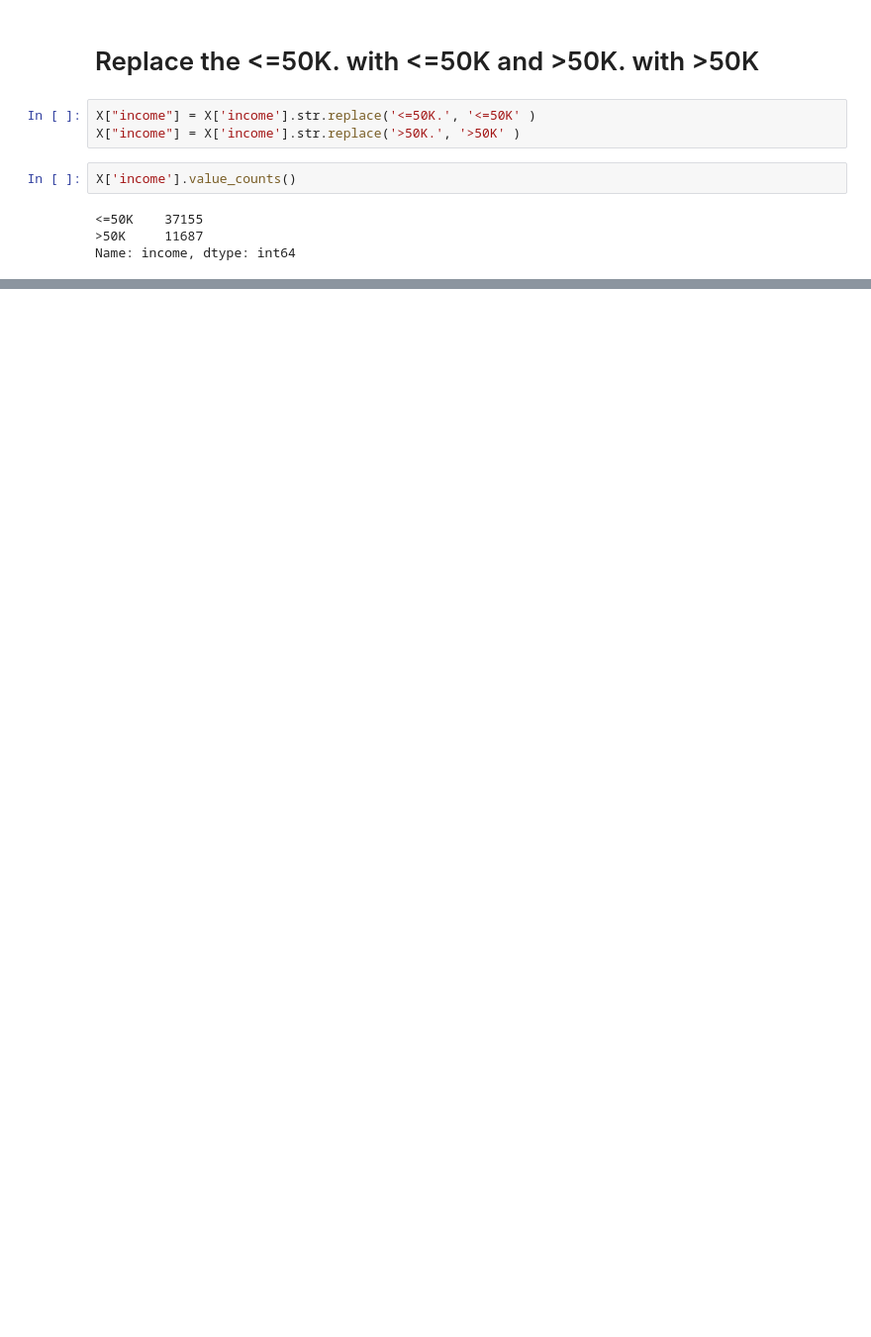
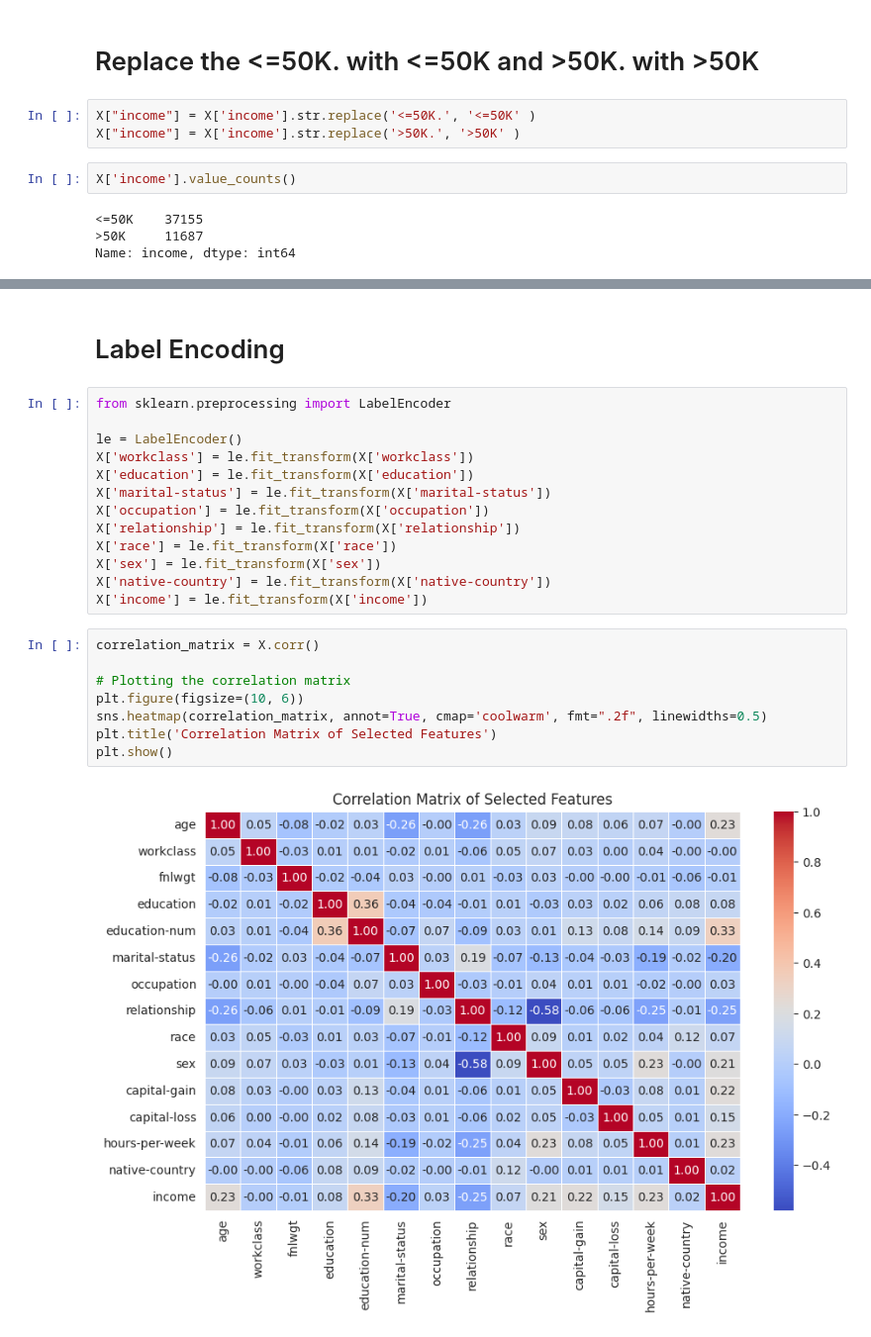
Before and after one commit to thenukii/ML-CW, a Jupyter notebook: DataPreProcessing.ipynb, the cells around one changed output, grey strips where cells are left out. Shown at 99% size. Cells and saved outputs as stored; diff of their text form; blank space fills up the shorter version.

```diff
--- a/DataPreProcessing.ipynb
+++ b/DataPreProcessing.ipynb
@@ -283,0 +277,25 @@ for feature in numerical_columns:
+# %% [markdown]
+# Label Encoding
+# %%
+from sklearn.preprocessing import LabelEncoder
+
+le = LabelEncoder()
+X['workclass'] = le.fit_transform(X['workclass'])
+X['education'] = le.fit_transform(X['education'])
+X['marital-status'] = le.fit_transform(X['marital-status'])
+X['occupation'] = le.fit_transform(X['occupation'])
+X['relationship'] = le.fit_transform(X['relationship'])
+X['race'] = le.fit_transform(X['race'])
+X['sex'] = le.fit_transform(X['sex'])
+X['native-country'] = le.fit_transform(X['native-country'])
+X['income'] = le.fit_transform(X['income'])
+# %%
+correlation_matrix = X.corr()
+
+# Plotting the correlation matrix
+plt.figure(figsize=(10, 6))
+sns.heatmap(correlation_matrix, annot=True, cmap='coolwarm', fmt=".2f", linewidths=0.5)
+plt.title('Correlation Matrix of Selected Features')
+plt.show()
+# %% [output]
+[figure, added]
```
Also changed, not shown: parts of 8 cells of this notebook.
